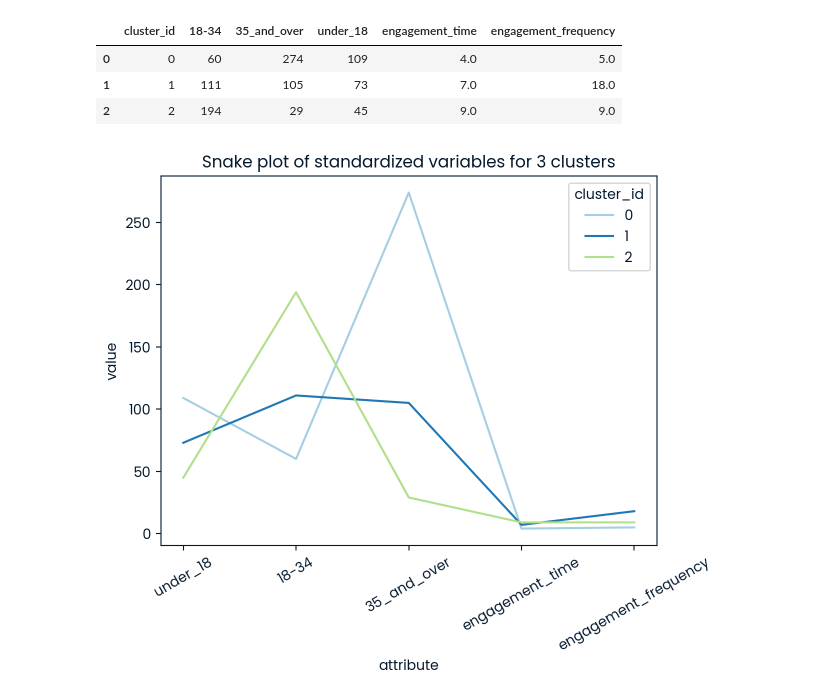
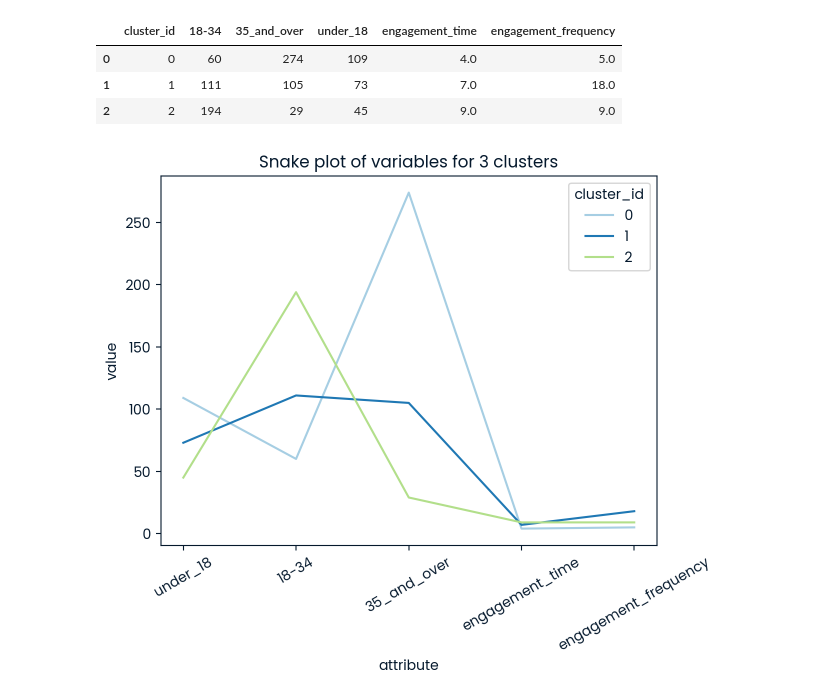
Before and after one commit to stepanaromanov/python_for_marketing_research_and_analytics, a Jupyter notebook: 8_combating_subscriber_churn_with_targeted_marketing/notebook.ipynb, the cells around one changed output. Cells and saved outputs as stored; diff of their text form; code cells hidden in the pictures.

```diff
--- a/8_combating_subscriber_churn_with_targeted_marketing/notebook.ipynb
+++ b/8_combating_subscriber_churn_with_targeted_marketing/notebook.ipynb
@@ -354,15 +354,15 @@ analysis.head()
 # %%
 # To make snake plot we melt data into a long format so values and metric names are stored in 1 column each
 clusters_melt = pd.melt(analysis.reset_index(),
                                             id_vars=['cluster_id'],
                                             value_vars=['under_18', '18-34', '35_and_over', 'engagement_time', 'engagement_frequency'],
                                             var_name='attribute',
                                             value_name='value')
 
 # Visualize a snake plot
-plt.title('Snake plot of standardized variables for 3 clusters')
+plt.title('Snake plot of variables for 3 clusters')
 sns.lineplot(x='attribute', y='value', hue='cluster_id', data=clusters_melt, palette=sns.color_palette("Paired"))
 plt.xticks(rotation=30)
 plt.show()
 # %% [output]
-[figure, old version]
+[figure, new version]
```
Also changed, not shown: parts of 2 cells of this notebook.
